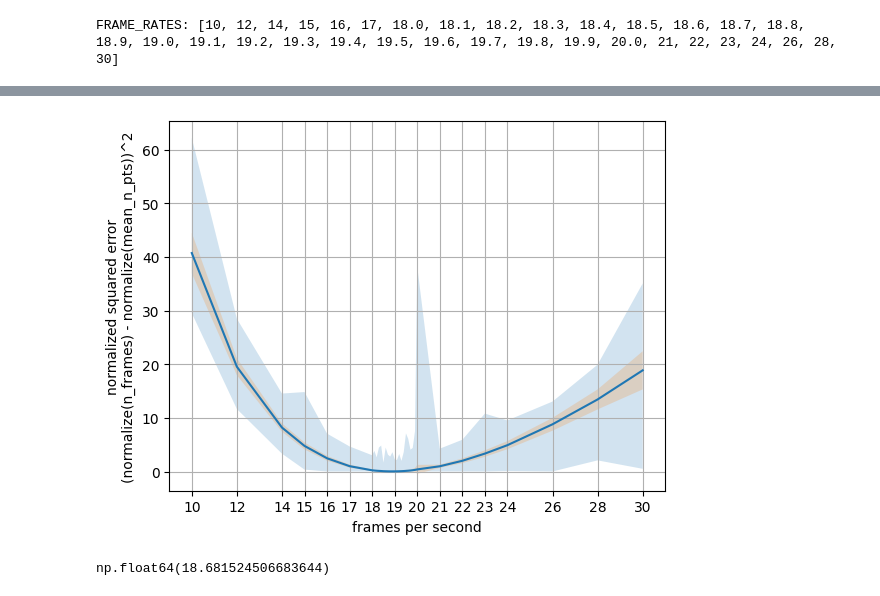
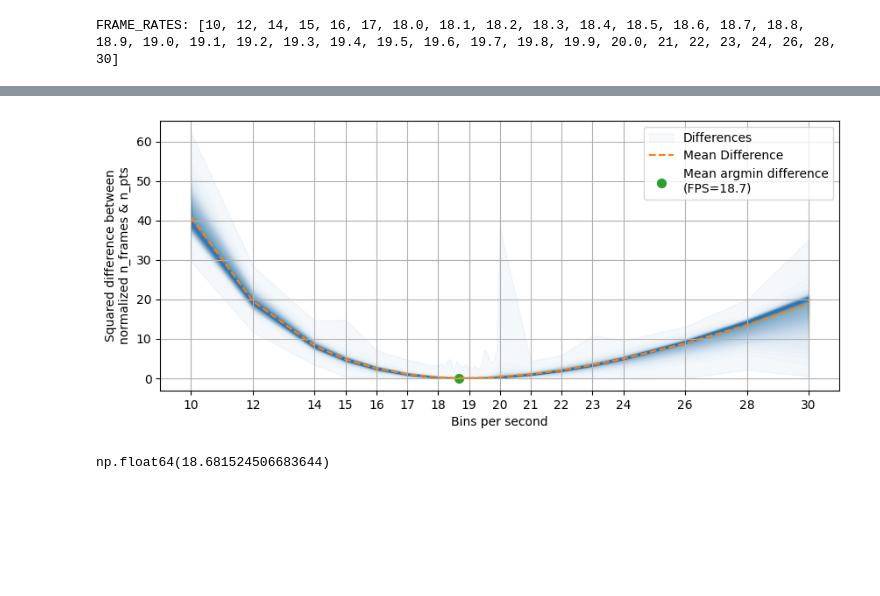
Before and after one commit to anasdev1204/CoDaS-Radar-based-Sentiment-Analysis-and-recognition, a Jupyter notebook: mudassar/radar_fps_analysis.ipynb, the cells around one changed output, grey strips where cells are left out. Cells and saved outputs as stored; diff of their text form; code cells hidden in the pictures; blank space fills up the shorter version.

```diff
--- a/mudassar/radar_fps_analysis.ipynb
+++ b/mudassar/radar_fps_analysis.ipynb
@@ -65,21 +65,31 @@ df[COLS[:-1]]
 | 6283 | C3 | E06 | U44 | 1 | 18.6 | [498, 570, 635, 670, 693, 729, 75... | [7.098393574297189, 6.20175438596... |
 6284 rows × 7 columns
+# %%
+df = pd.read_csv("radar_fps_vs_n_frames_vs_n_pts.csv", converters={"n_frames": eval, "n_pts": eval})
+df["nse"] = df.apply(lambda row: normalized_squared_error(row["n_frames"], row["n_pts"]), axis=1)
+df["best_fps"] = df["nse"].apply(lambda x: FRAME_RATES[np.argmin(x)])
 # %%
 nse  = np.stack(df["nse"])
 y    = np.mean (nse, axis=0)
 err  = np.std  (nse, axis=0)
 mins = np.min  (nse, axis=0)
 maxs = np.max  (nse, axis=0)
-plt.fill_between(FRAME_RATES,  mins,  maxs, alpha=0.2)
-plt.fill_between(FRAME_RATES, y-err, y+err, alpha=0.2)
-plt.plot(FRAME_RATES, y)
+plt.figure(figsize=(10, 4))
+plt.fill_between(FRAME_RATES,  mins,  maxs, alpha=0.03, color="C0",label="Differences")
+# plt.fill_between(FRAME_RATES, y-err, y+err, alpha=0.2)
+for frac in np.linspace(0, 0.5, 101):
+    plt.fill_between(FRAME_RATES,  np.quantile(nse, frac, axis=0),  np.quantile(nse, 1-frac, axis=0), color="C0", alpha=0.01)
+plt.plot(FRAME_RATES, y, color="C1", linestyle="--", label="Mean Difference")
+plt.scatter(df["best_fps"].mean(), df["nse"].apply(min).mean(), color="C2",  s=50, label="Mean argmin difference\n(FPS=18.7)")
 plt.xticks(sorted({int(x) for x in FRAME_RATES}))
 plt.grid(True)
-plt.xlabel("frames per second")
-plt.ylabel("normalized squared error\n(normalize(n_frames) - normalize(mean_n_pts))^2")
+plt.legend()
+plt.xlabel("Bins per second")
+plt.ylabel("Squared difference between\nnormalized n_frames & n_pts")
+plt.savefig("../report/figures/radar_fps.png", dpi=150)
 plt.show()
 # %% [output]
-[figure, old version]
+[figure, new version]
 # %%
 df.best_fps.mean()
 # %% [output]
```
Also changed, not shown: parts of 1 cell of this notebook, 2 other files.
